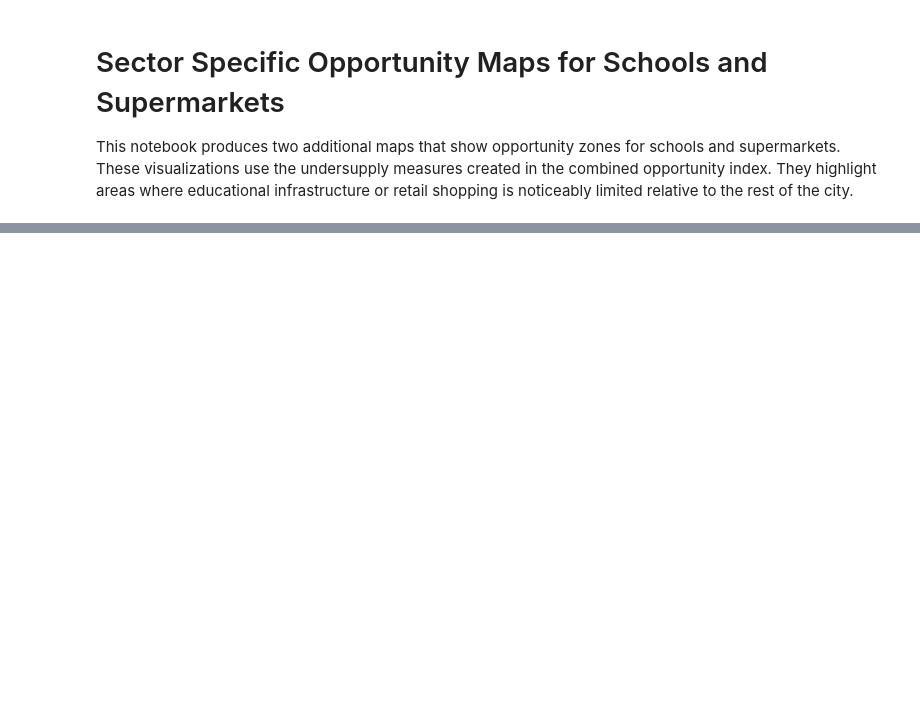
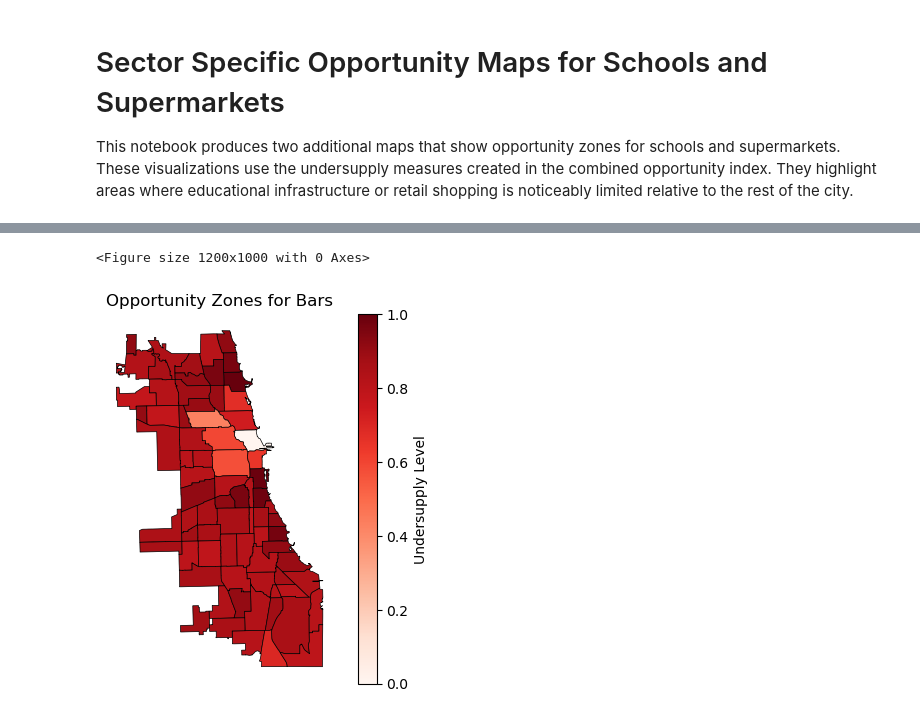
Before and after one commit to annamonso/ONSA_project, a Jupyter notebook: code/10_sector_opportunity_maps.ipynb, the cells around one changed output, grey strips where cells are left out. Drawn from its saved outputs; the diff is of its cells as text; code cells hidden in the pictures; blank space fills up the shorter version.

```diff
--- a/code/10_sector_opportunity_maps.ipynb
+++ b/code/10_sector_opportunity_maps.ipynb
@@ -62,0 +65,22 @@ plt.show()
+# %%
+# -----------------------------------------------------------
+# Bars Opportunity Map
+# -----------------------------------------------------------
+
+plt.figure(figsize=(12, 10))
+gdf.plot(
+    column="bars_undersupply",  # Columna de bares
+    cmap="Reds",                # Mapa de color rojo
+    legend=True,
+    edgecolor="black",
+    linewidth=0.5,
+    legend_kwds={'label': "Undersupply Level"}
+)
+plt.title("Opportunity Zones for Bars")
+plt.axis("off")
+plt.savefig("mapa_oportunidad_bares.png", bbox_inches='tight', dpi=300)
+
+plt.show()
+# %% [output]
+<Figure size 1200x1000 with 0 Axes>
+[figure, added]
```
Also changed, not shown: parts of 3 cells of this notebook, 8 other files.
